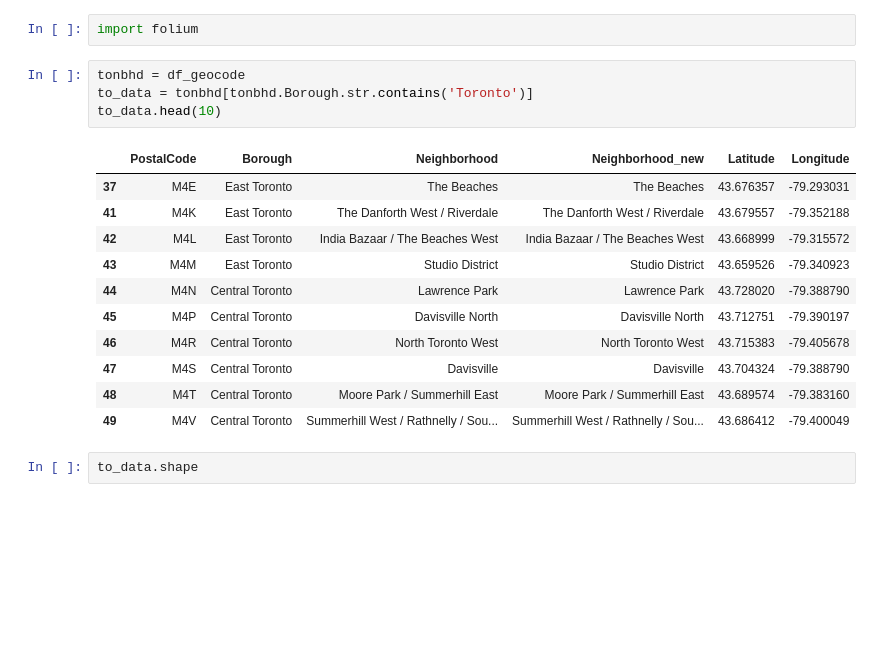
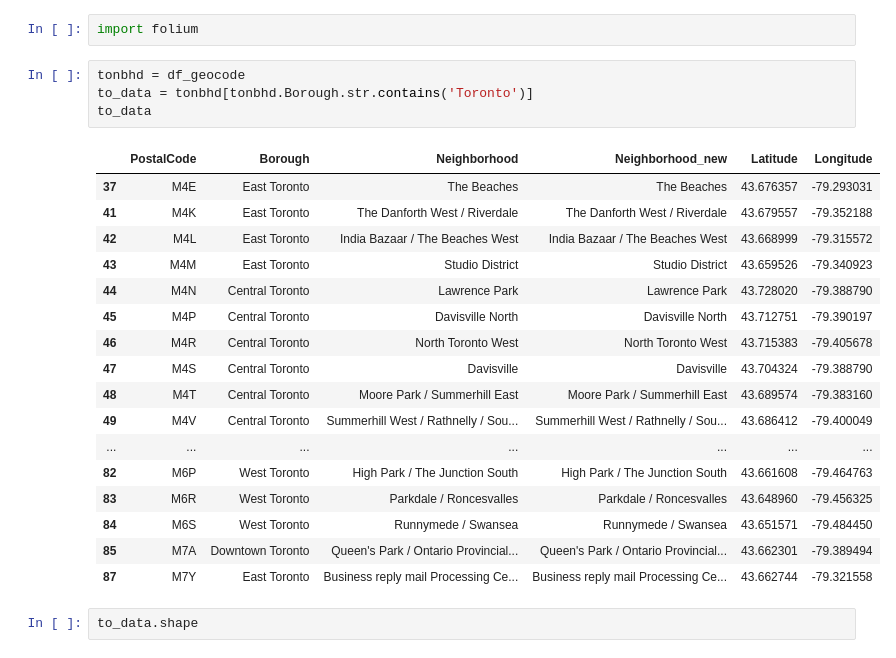
Before and after one commit to bacon369/Coursera_Capstone2, a Jupyter notebook: Data Science Capstone-Segmenting&Clustering.ipynb, the cells around one changed output. Drawn from its saved outputs; the diff is of its cells as text; blank space fills up the shorter version.

```diff
--- a/Data Science Capstone-Segmenting&Clustering.ipynb
+++ b/Data Science Capstone-Segmenting&Clustering.ipynb
@@ -156,19 +161,25 @@ import folium
 # %%
 tonbhd = df_geocode
 to_data = tonbhd[tonbhd.Borough.str.contains('Toronto')]
-to_data.head(10)
+to_data
 # %% [output]
 |  | PostalCode | Borough | Neighborhood | Neighborhood_new | Latitude | Longitude |
 | 37 | M4E | East Toronto | The Beaches | The Beaches | 43.676357 | -79.293031 |
 | 41 | M4K | East Toronto | The Danforth West / Riverdale | The Danforth West / Riverdale | 43.679557 | -79.352188 |
 | 42 | M4L | East Toronto | India Bazaar / The Beaches West | India Bazaar / The Beaches West | 43.668999 | -79.315572 |
 | 43 | M4M | East Toronto | Studio District | Studio District | 43.659526 | -79.340923 |
 | 44 | M4N | Central Toronto | Lawrence Park | Lawrence Park | 43.728020 | -79.388790 |
 | 45 | M4P | Central Toronto | Davisville North | Davisville North | 43.712751 | -79.390197 |
 | 46 | M4R | Central Toronto | North Toronto West | North Toronto West | 43.715383 | -79.405678 |
 | 47 | M4S | Central Toronto | Davisville | Davisville | 43.704324 | -79.388790 |
 | 48 | M4T | Central Toronto | Moore Park / Summerhill East | Moore Park / Summerhill East | 43.689574 | -79.383160 |
 | 49 | M4V | Central Toronto | Summerhill West / Rathnelly / Sou... | Summerhill West / Rathnelly / Sou... | 43.686412 | -79.400049 |
+| ... | ... | ... | ... | ... | ... | ... |
+| 82 | M6P | West Toronto | High Park / The Junction South | High Park / The Junction South | 43.661608 | -79.464763 |
+| 83 | M6R | West Toronto | Parkdale / Roncesvalles | Parkdale / Roncesvalles | 43.648960 | -79.456325 |
+| 84 | M6S | West Toronto | Runnymede / Swansea | Runnymede / Swansea | 43.651571 | -79.484450 |
+| 85 | M7A | Downtown Toronto | Queen's Park / Ontario Provincial... | Queen's Park / Ontario Provincial... | 43.662301 | -79.389494 |
+| 87 | M7Y | East Toronto | Business reply mail Processing Ce... | Business reply mail Processing Ce... | 43.662744 | -79.321558 |
 # %%
 to_data.shape
 # %% [output]
```
Also changed, not shown: parts of 8 cells of this notebook.
